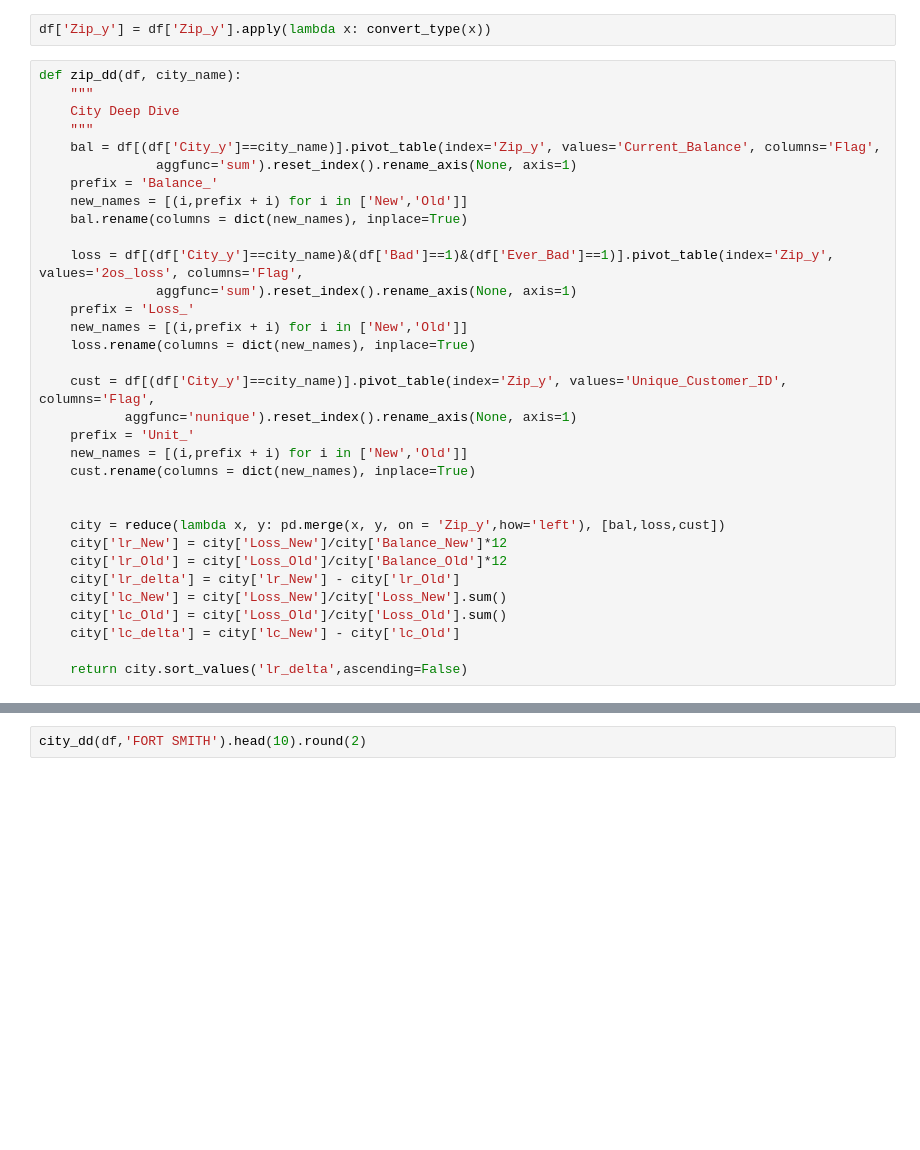
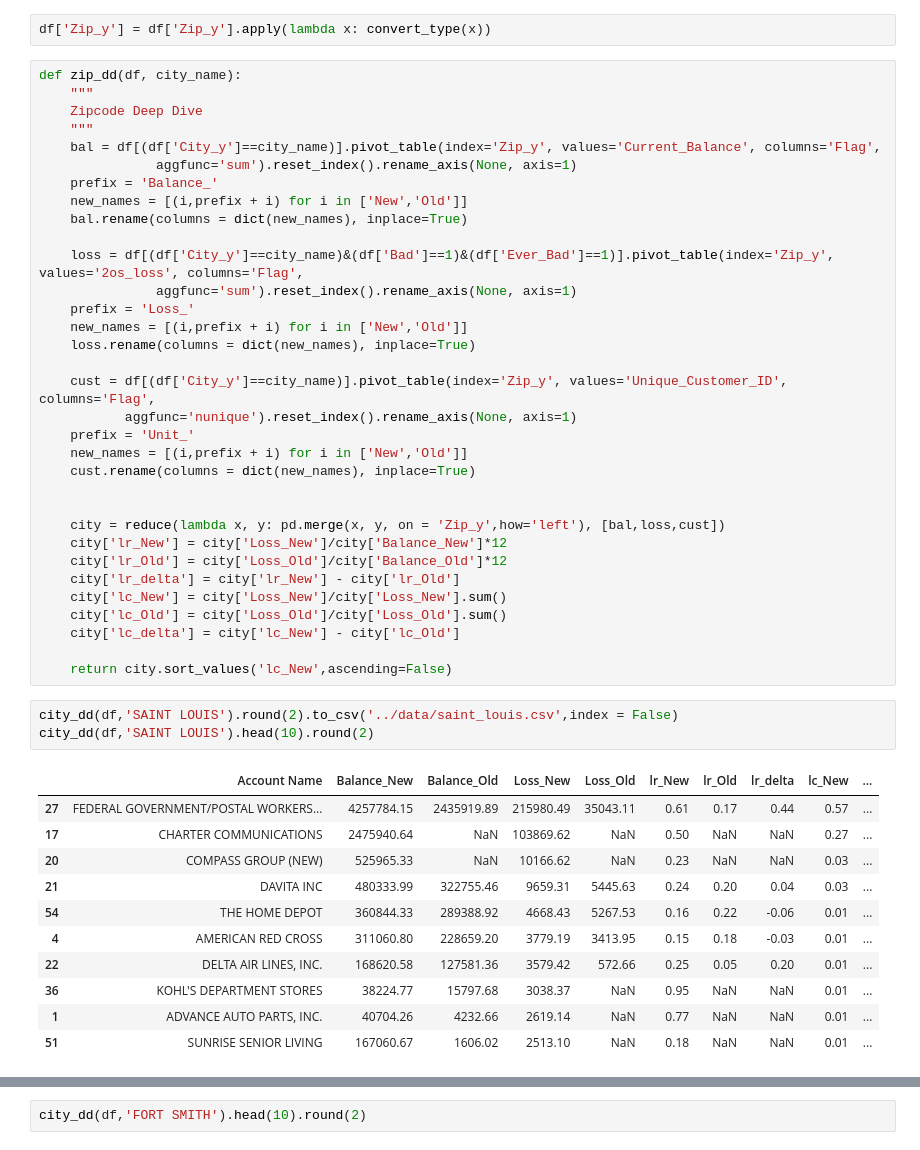
Before and after one commit to XuetingS/PP, a Jupyter notebook: src/Risk Break Down.ipynb, the cells around one changed output, grey strips where cells are left out. Drawn from its saved outputs; the diff is of its cells as text; blank space fills up the shorter version.

```diff
--- a/src/Risk Break Down.ipynb
+++ b/src/Risk Break Down.ipynb
@@ -1783,7 +1707,7 @@ df['Zip_y'] = df['Zip_y'].apply(lambda x: convert_type(x))
 # %%
 def zip_dd(df, city_name):
     """
-    City Deep Dive
+    Zipcode Deep Dive
     """
     bal = df[(df['City_y']==city_name)].pivot_table(index='Zip_y', values='Current_Balance', columns='Flag',
                aggfunc='sum').reset_index().rename_axis(None, axis=1)
@@ -1812,5 +1736,20 @@ def zip_dd(df, city_name):
     city['lc_Old'] = city['Loss_Old']/city['Loss_Old'].sum()
     city['lc_delta'] = city['lc_New'] - city['lc_Old']
 
-    return city.sort_values('lr_delta',ascending=False)
+    return city.sort_values('lc_New',ascending=False)
+# %%
+city_dd(df,'SAINT LOUIS').round(2).to_csv('../data/saint_louis.csv',index = False)
+city_dd(df,'SAINT LOUIS').head(10).round(2)
+# %% [output]
+|  | Account Name | Balance_New | Balance_Old | Loss_New | Loss_Old | lr_New | lr_Old | lr_delta | lc_New | ... |
+| 27 | FEDERAL GOVERNMENT/POSTAL WORKERS... | 4257784.15 | 2435919.89 | 215980.49 | 35043.11 | 0.61 | 0.17 | 0.44 | 0.57 | ... |
+| 17 | CHARTER COMMUNICATIONS | 2475940.64 | NaN | 103869.62 | NaN | 0.50 | NaN | NaN | 0.27 | ... |
+| 20 | COMPASS GROUP (NEW) | 525965.33 | NaN | 10166.62 | NaN | 0.23 | NaN | NaN | 0.03 | ... |
+| 21 | DAVITA INC | 480333.99 | 322755.46 | 9659.31 | 5445.63 | 0.24 | 0.20 | 0.04 | 0.03 | ... |
+| 54 | THE HOME DEPOT | 360844.33 | 289388.92 | 4668.43 | 5267.53 | 0.16 | 0.22 | -0.06 | 0.01 | ... |
+| 4 | AMERICAN RED CROSS | 311060.80 | 228659.20 | 3779.19 | 3413.95 | 0.15 | 0.18 | -0.03 | 0.01 | ... |
+| 22 | DELTA AIR LINES, INC. | 168620.58 | 127581.36 | 3579.42 | 572.66 | 0.25 | 0.05 | 0.20 | 0.01 | ... |
+| 36 | KOHL'S DEPARTMENT STORES | 38224.77 | 15797.68 | 3038.37 | NaN | 0.95 | NaN | NaN | 0.01 | ... |
+| 1 | ADVANCE AUTO PARTS, INC. | 40704.26 | 4232.66 | 2619.14 | NaN | 0.77 | NaN | NaN | 0.01 | ... |
+| 51 | SUNRISE SENIOR LIVING | 167060.67 | 1606.02 | 2513.10 | NaN | 0.18 | NaN | NaN | 0.01 | ... |
 # %%
```
Also changed, not shown: parts of 9 cells of this notebook.
